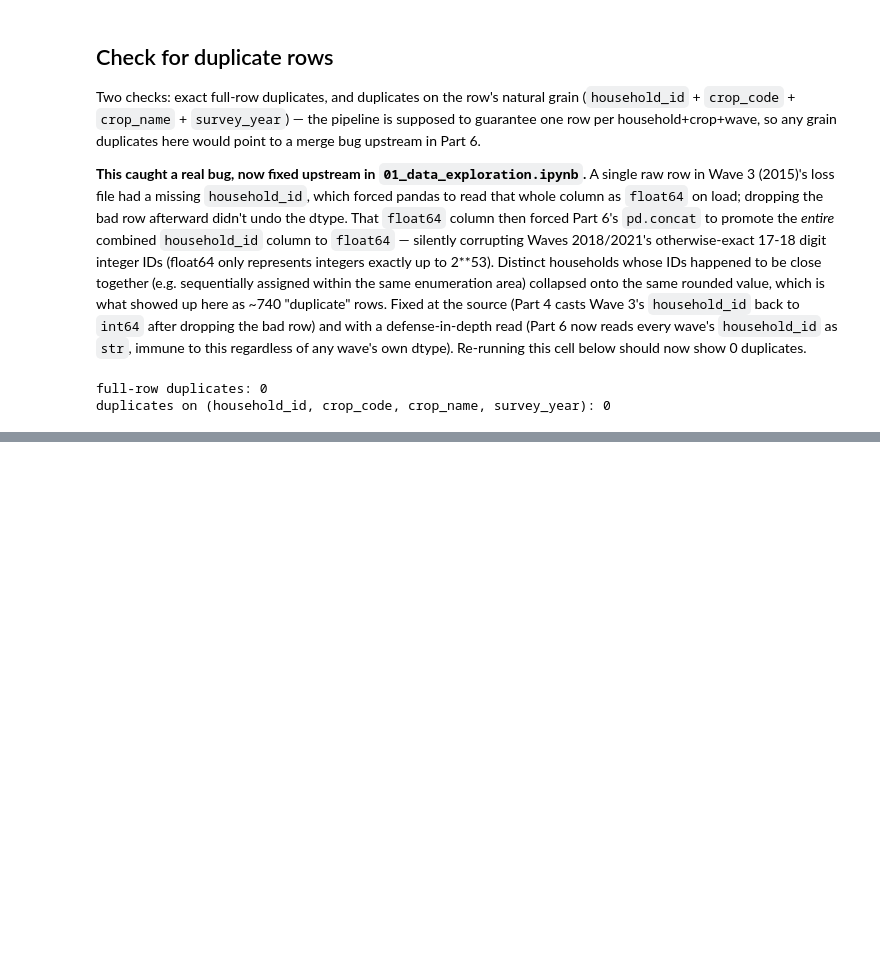
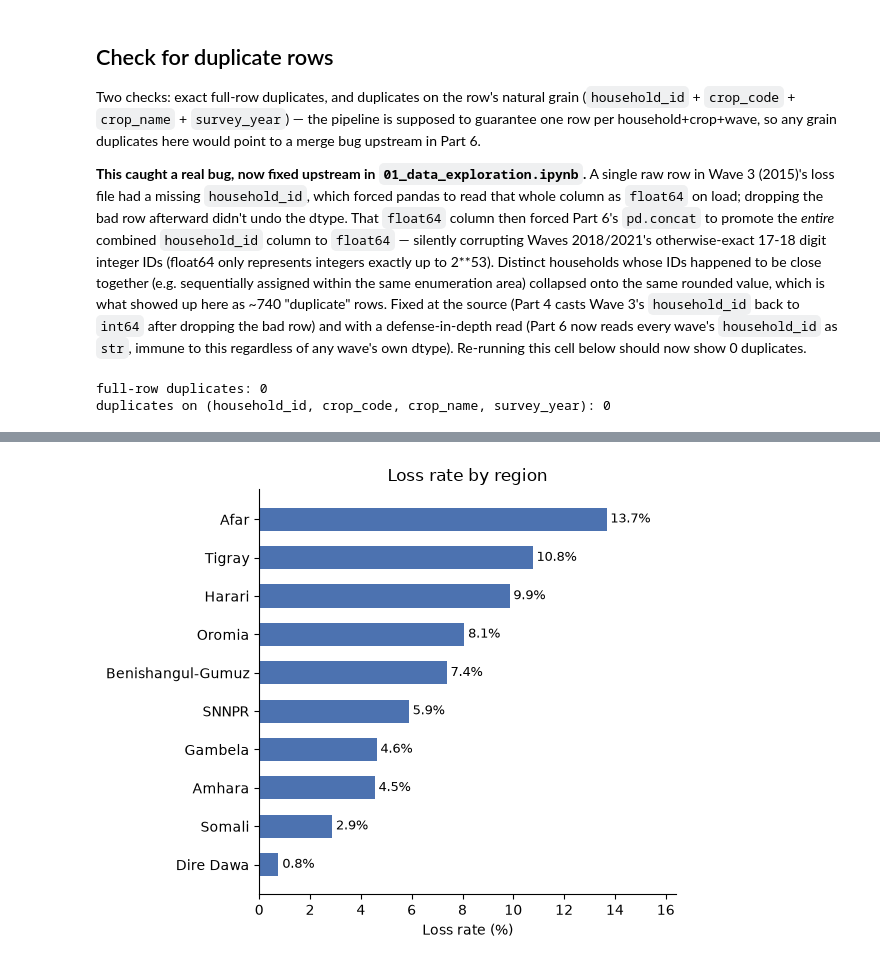
Before and after one commit to Melkam22/crop-loss-predictor-app, a Jupyter notebook: notebooks/02_feature_exploration.ipynb, the cells around one changed output, grey strips where cells are left out. Cells and saved outputs as stored; diff of their text form; code cells hidden in the pictures; blank space fills up the shorter version.

```diff
--- a/notebooks/02_feature_exploration.ipynb
+++ b/notebooks/02_feature_exploration.ipynb
@@ -236,0 +284,15 @@ duplicates on (household_id, crop_code, crop_name, survey_year): 0
+# %%
+loss_by_region = (df_model.groupby("region_name")["loss_occurred"].mean() * 100).sort_values()
+
+fig, ax = plt.subplots(figsize=(6, 5))
+bars = ax.barh(loss_by_region.index, loss_by_region.values, color=BAR_COLOR, height=0.6)
+ax.set_xlabel("Loss rate (%)")
+ax.set_title("Loss rate by region")
+ax.spines[["top", "right"]].set_visible(False)
+for bar, val in zip(bars, loss_by_region.values):
+    ax.text(val + 0.15, bar.get_y() + bar.get_height() / 2, f"{val:.1f}%", va="center", fontsize=9)
+ax.set_xlim(0, loss_by_region.max() * 1.2)
+plt.tight_layout()
+plt.show()
+# %% [output]
+[figure, added]
```
Also changed, not shown: parts of 4 cells of this notebook, 1 other file.
